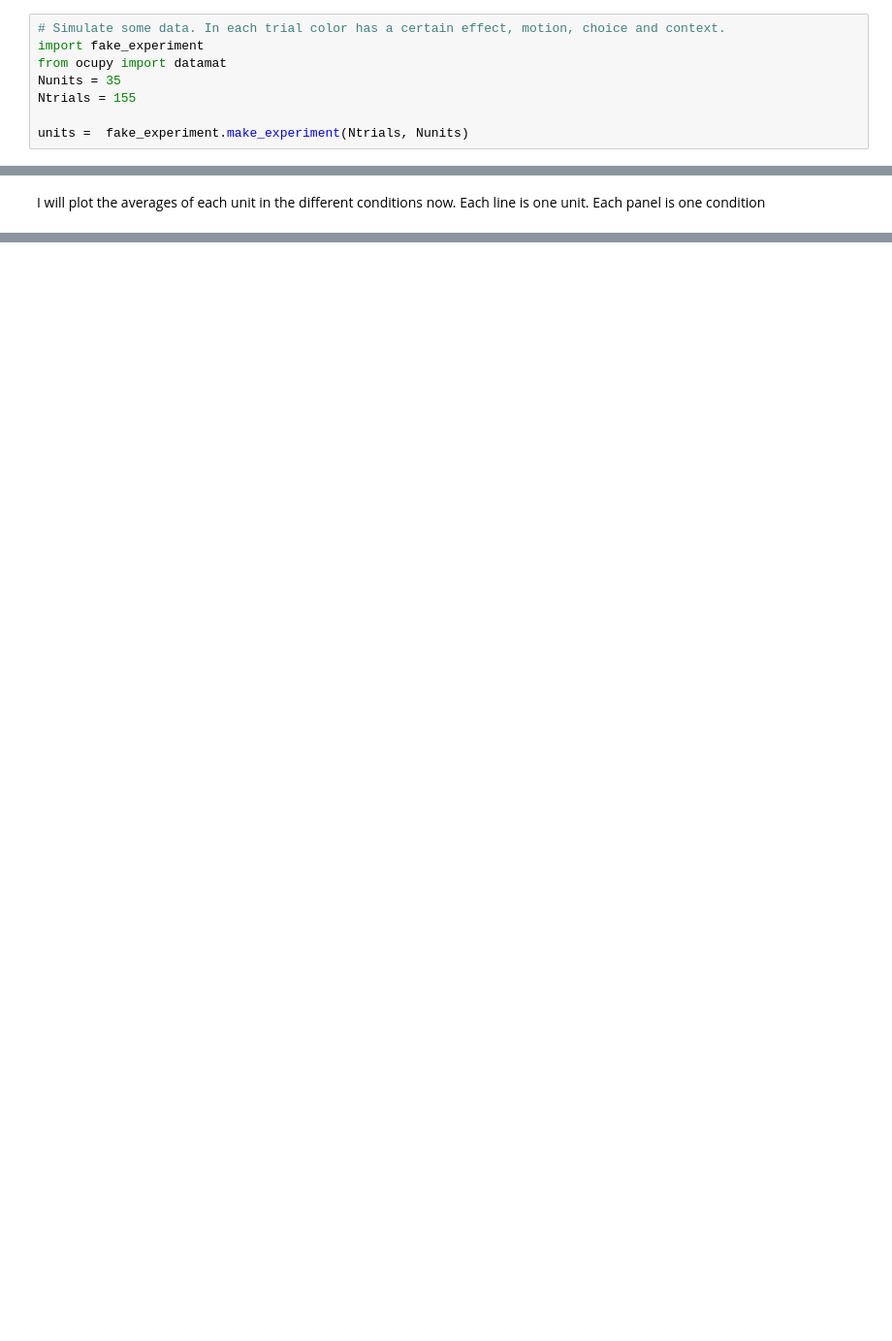
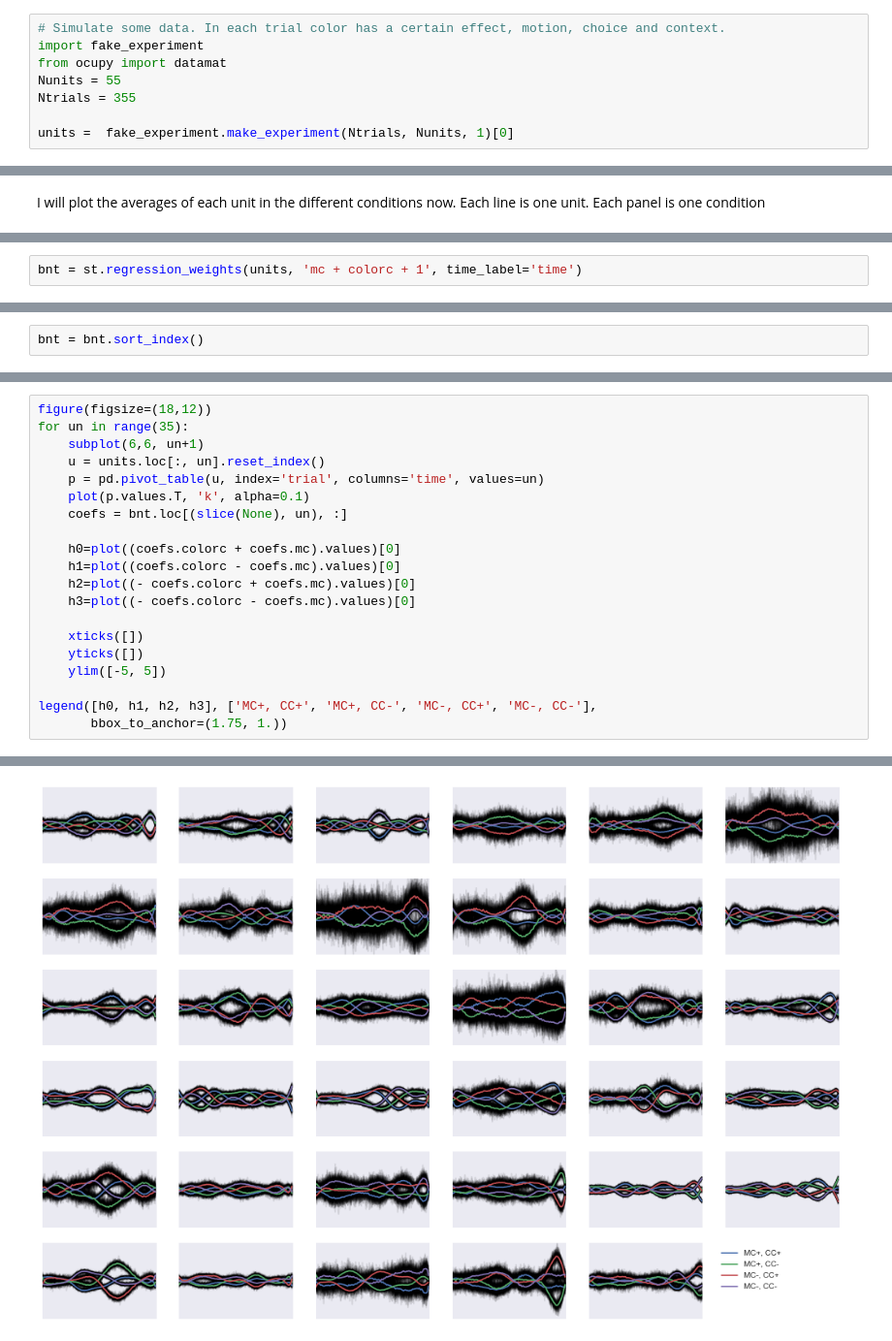
Before and after one commit to nwilming/statespace, a Jupyter notebook: State space analysis.ipynb, the cells around one changed output, grey strips where cells are left out. Shown at 97% size. Saved outputs shown, nothing was run; the diff lists cells and outputs as text; blank space fills up the shorter version.

```diff
--- a/State space analysis.ipynb
+++ b/State space analysis.ipynb
@@ -55,7 +60,7 @@ Let's look at an example dataset. Let's assume that we recorded some units (e.g.
 # Simulate some data. In each trial color has a certain effect, motion, choice and context.
 import fake_experiment
 from ocupy import datamat
-Nunits = 35
-Ntrials = 155
+Nunits = 55
+Ntrials = 355
 
-units =  fake_experiment.make_experiment(Ntrials, Nunits)
+units =  fake_experiment.make_experiment(Ntrials, Nunits, 1)[0]
@@ -271,0 +156,2 @@ legend([])
+# %%
+bnt = st.regression_weights(units, 'mc + colorc + 1', time_label='time')
@@ -271,0 +162,2 @@ legend([])
+# %%
+bnt = bnt.sort_index()
@@ -271,0 +175,21 @@ legend([])
+# %%
+figure(figsize=(18,12))
+for un in range(35):
+    subplot(6,6, un+1)
+    u = units.loc[:, un].reset_index()
+    p = pd.pivot_table(u, index='trial', columns='time', values=un)
+    plot(p.values.T, 'k', alpha=0.1)
+    coefs = bnt.loc[(slice(None), un), :]
+
+    h0=plot((coefs.colorc + coefs.mc).values)[0]
+    h1=plot((coefs.colorc - coefs.mc).values)[0]
+    h2=plot((- coefs.colorc + coefs.mc).values)[0]
+    h3=plot((- coefs.colorc - coefs.mc).values)[0]
+
+    xticks([])
+    yticks([])
+    ylim([-5, 5])
+
+legend([h0, h1, h2, h3], ['MC+, CC+', 'MC+, CC-', 'MC-, CC+', 'MC-, CC-'],
+       bbox_to_anchor=(1.75, 1.))
+# %% [output]
@@ -271,0 +197 @@ legend([])
+[figure, added]
```
Also changed, not shown: parts of 47 cells of this notebook, 1 other file.
